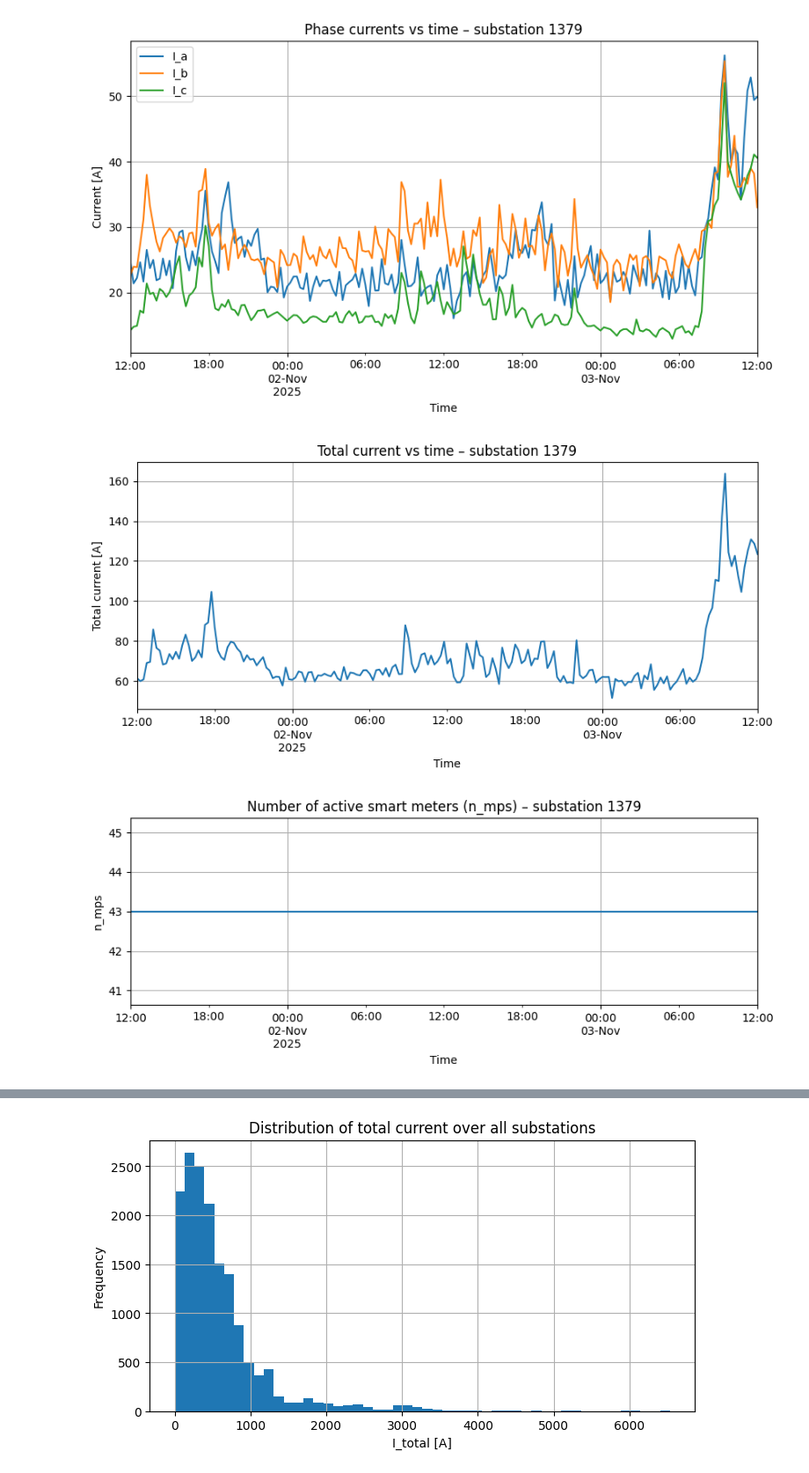
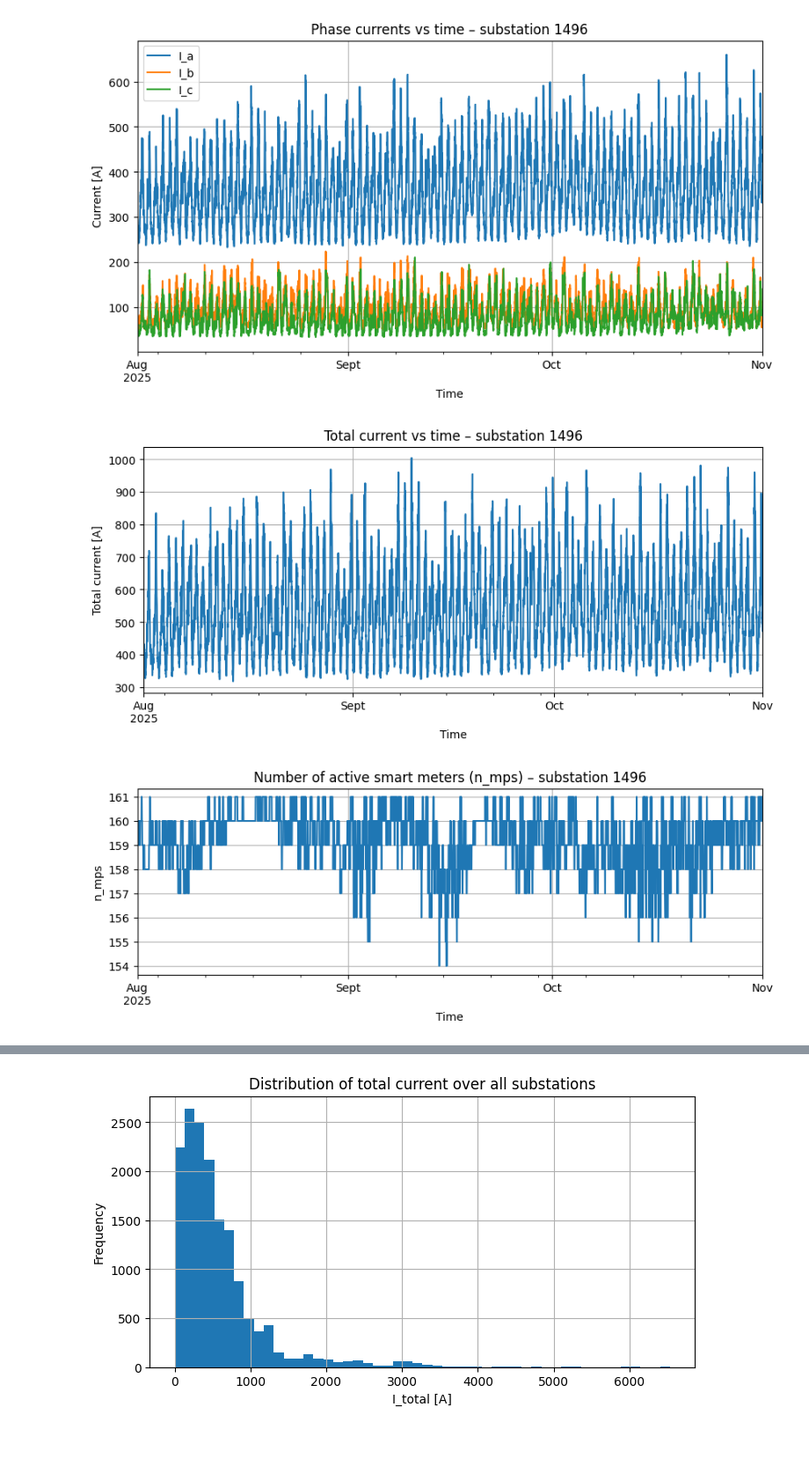
Before and after one commit to MindisBlank/Jasonaq_thesis, a Jupyter notebook: notebooks/SmartmeterLookup.ipynb, the cells around one changed output, grey strips where cells are left out. Shown at 88% size. Saved outputs shown, nothing was run; the diff lists cells and outputs as text; code cells hidden in the pictures; blank space fills up the shorter version.

```diff
--- a/notebooks/SmartmeterLookup.ipynb
+++ b/notebooks/SmartmeterLookup.ipynb
@@ -5,7 +5,7 @@ import matplotlib.pyplot as plt
 # Show plots inline (Jupyter)
 %matplotlib inline
 
-sm_path = "../data/smartmeter_15min_all_by_transformer_20251101_20251103_['LPQ_Current_L1_AVG', 'LPQ_Current_L2_AVG', 'LPQ_Current_L3_AVG'].parquet"
+sm_path = "../data/smartmeter_15min_all_by_transformer_20250801_20251101_['LPQ_Current_L1_AVG', 'LPQ_Current_L2_AVG', 'LPQ_Current_L3_AVG'].parquet"
 # %%
 df_sm = pd.read_parquet(sm_path)
 
@@ -84,5 +84,5 @@ substation_stats.head()
 # %%
-sub_id = 1379  # <-- change this
+sub_id = 1496  # <-- change this
 trafo_id = "sp1"
 
 df_one = df_sm[(df_sm["substation_id"] == sub_id) & (df_sm["transformer"] == trafo_id)].copy()
@@ -95,33 +95,33 @@ plt.xlabel("Time")
 plt.ylabel("Current [A]")
 plt.grid(True)
 plt.show()
 
 # ---- Total current ----
 df_one["I_total"].plot(figsize=(10, 4))
 plt.title(f"Total current vs time – substation {sub_id}")
 plt.xlabel("Time")
 plt.ylabel("Total current [A]")
 plt.grid(True)
 plt.show()
 
 # ---- n_mps ----
 df_one["n_mps"].plot(figsize=(10, 3))
 plt.title(f"Number of active smart meters (n_mps) – substation {sub_id}")
 plt.xlabel("Time")
 plt.ylabel("n_mps")
 plt.grid(True)
 plt.show()
 
 # ---- per_completed ----
 df_one["per_completed"].plot(figsize=(10, 3))
 plt.title(f"Smart meter completeness (per_completed) – substation {sub_id}")
 plt.xlabel("Time")
 plt.ylabel("per_completed (0–1)")
 plt.grid(True)
 plt.show()
 
 print("avg total current:", df_one["I_total"].mean())
 # %% [output]
-[figure, old version]
+[figure, new version]
-[figure, old version]
+[figure, new version]
-[figure, old version]
+[figure, new version]
```
Also changed, not shown: parts of 4 cells of this notebook.
